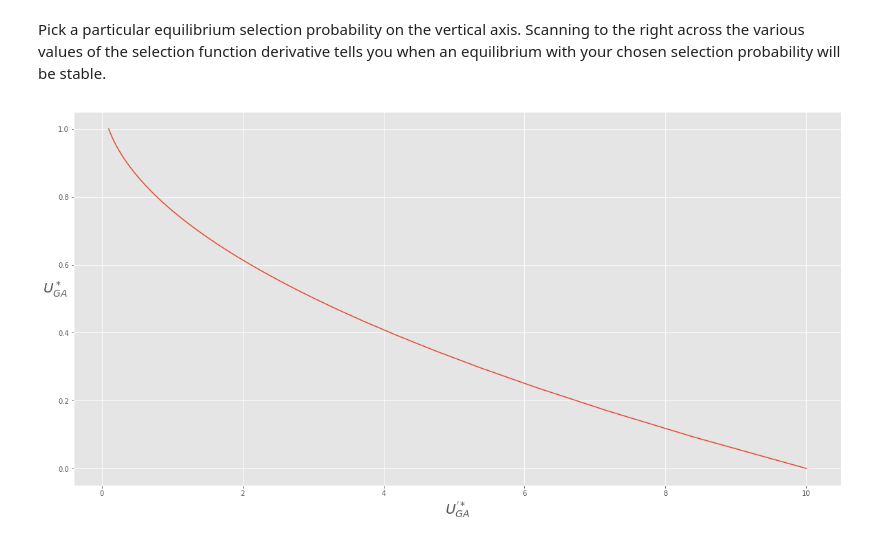
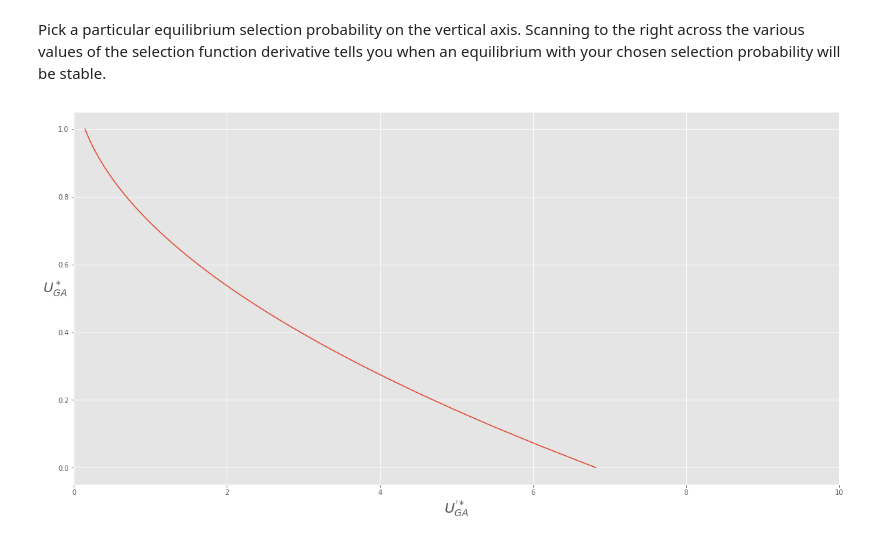
Before and after one commit to davidrpugh/evolution-of-social-behavior, a Jupyter notebook: monomorphic-gamma-model.ipynb, the cells around one changed output. Saved outputs shown, nothing was run; the diff lists cells and outputs as text; code cells hidden in the pictures.

```diff
--- a/monomorphic-gamma-model.ipynb
+++ b/monomorphic-gamma-model.ipynb
@@ -249,14 +280,15 @@ Pick a particular equilibrium selection probability on the vertical axis. Scanni
 # %%
 # I want to plot the selection function on top of the contour plot above.
 # possibly also plot the LPE and then play around with the parameters and show
-# how the stable equilibria are always in regions where the contour is negative!
+# how the satable equilibria are always in regions where the contour is negative!
 fig, ax = plt.subplots(1, 1, figsize=(20, 10))
 xs = np.linspace(0, 1, 100)
-u_derivs = selection_functions.kirkpatrick_selection_derivative(xs, 10.0)
-us = selection_functions.kirkpatrick_selection(xs, 10.0)
+u_derivs = selection_functions.kirkpatrick_selection_derivative(xs, 6.82)
+us = selection_functions.kirkpatrick_selection(xs, 6.82)
 ax.plot(u_derivs, us)
 ax.set_ylabel(r"$U_{GA}^*$", fontsize=20, rotation="horizontal")
 ax.set_xlabel(r"$U_{GA}^{'*}$", fontsize=20)
+ax.set_xlim(0, 10)
 plt.show()
 # %% [output]
-[figure, old version]
+[figure, new version]
```
Also changed, not shown: parts of 15 cells of this notebook.
